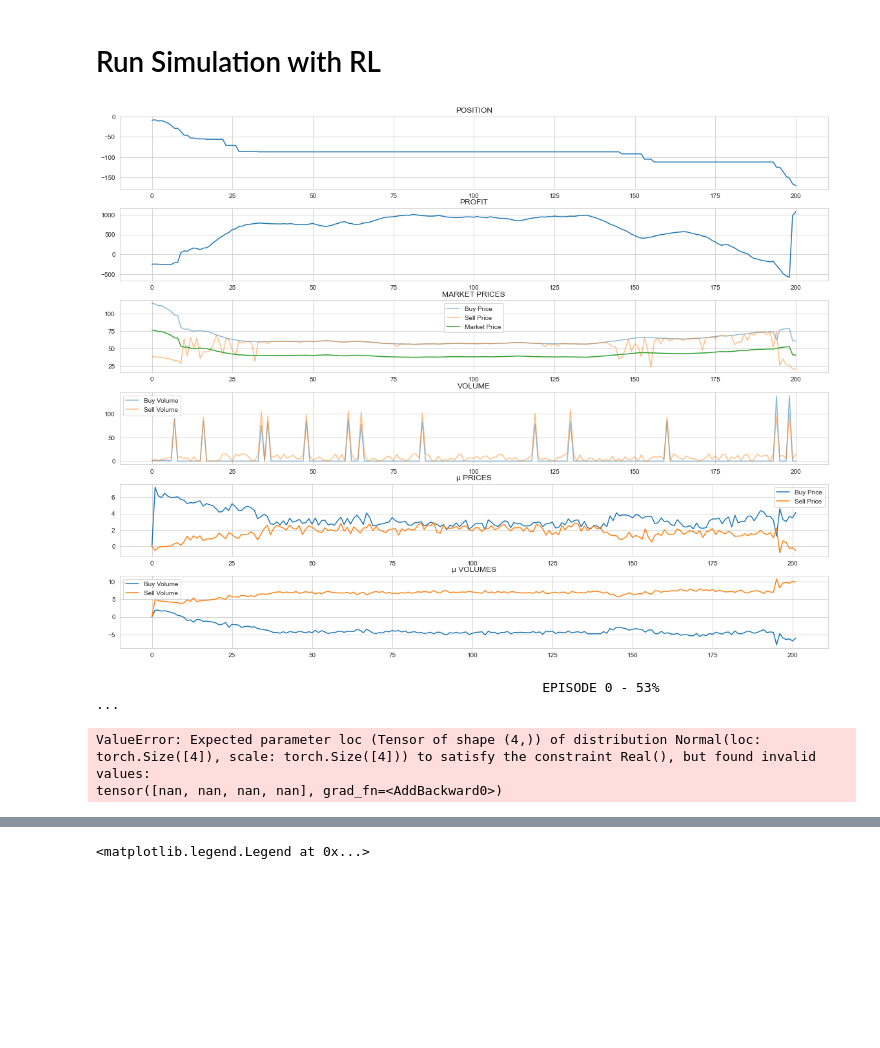
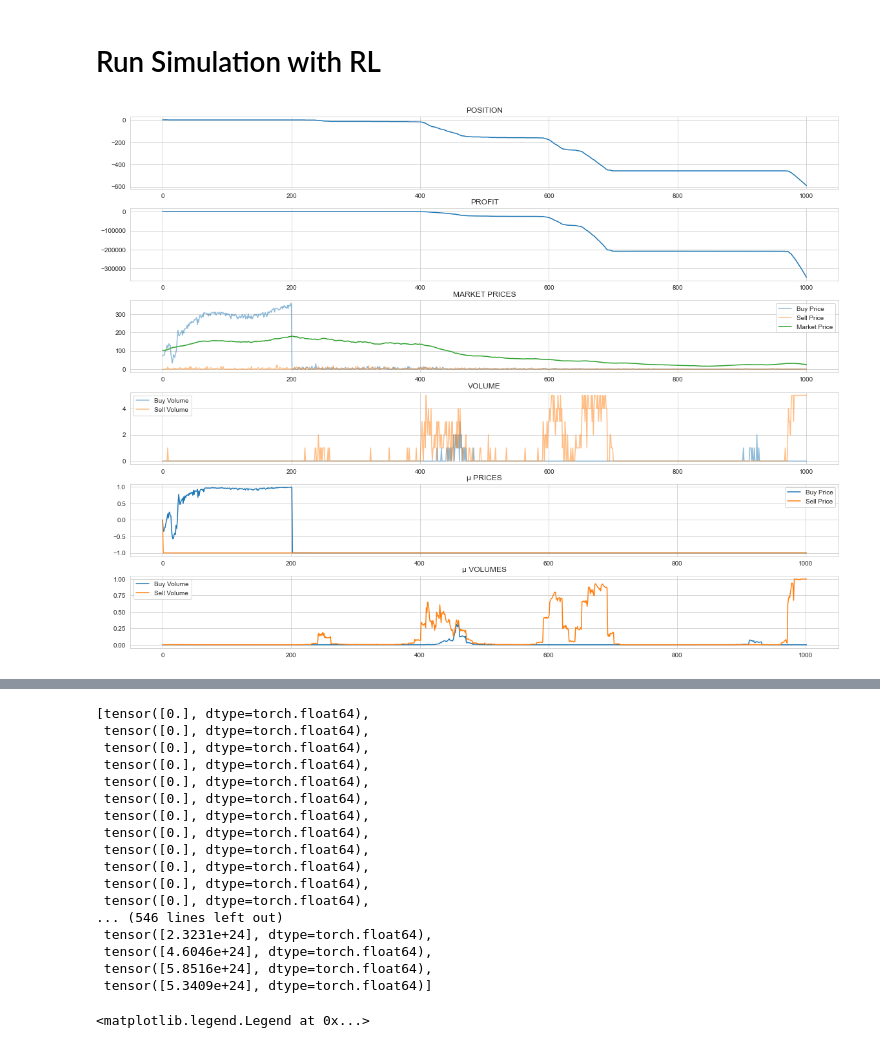
Before and after one commit to victoremil1996/rl_for_trading, a Jupyter notebook: notebooks/market_simulation_with_rl_main.ipynb, the cells around one changed output, grey strips where cells are left out. Cells and saved outputs as stored; diff of their text form; code cells hidden in the pictures; blank space fills up the shorter version.

Commit message:
RL market agent and environment update

```diff
--- a/notebooks/market_simulation_with_rl_main.ipynb
+++ b/notebooks/market_simulation_with_rl_main.ipynb
@@ -49,10 +49,10 @@ sns.set_style("whitegrid")
 ## Setup
 # %%
 # Declare parameters
-n_random_agents = 20
+n_random_agents = 10
 n_investor_agents = 1
 n_trend_agents = 5
-n_mm_agents = 20
+n_mm_agents = 30
 n_rl_agents = 1
 
 n_agents = n_random_agents + n_investor_agents + n_trend_agents + n_rl_agents + n_mm_agents
@@ -106,9 +106,9 @@ agents.append(mm_agents)
 # PARAMETERS
 #####################
 """Neural Networks"""
-max_action_value = 1.5  # Prices
-min_action_value = 0.5  # Prices
-max_action_value_two = 15  # Volumes
+max_action_value = 1  # Prices
+min_action_value = -1  # Prices
+max_action_value_two = 5  # Volumes
 min_action_value_two = 0  # Volumes
 
 action_dims = 4
@@ -126,14 +126,25 @@ agent_id = n_random_agents + n_investor_agents + n_trend_agents + n_mm_agents
 ######################
 # AGENT INITIALIZATION
 ######################
-policy = GaussianPolicyNetwork(max_action_value     = max_action_value,
+# policy = GaussianPolicyNetwork(max_action_value     = max_action_value,
+#                                min_action_value     = min_action_value,
+#                                max_action_value_two = max_action_value_two,
+#                                min_action_value_two = min_action_value_two,
+#                                input_dims           = state_dims,
+#                                action_dims          = action_dims,
+#                                fc1_dims             = fc1_dims,
+#                                fc2_dims             = fc2_dims)
+
+policy = GaussianBinomialPolicyNetwork(max_action_value     = max_action_value,
                                min_action_value     = min_action_value,
                                max_action_value_two = max_action_value_two,
                                min_action_value_two = min_action_value_two,
                                input_dims           = state_dims,
                                action_dims          = action_dims,
                                fc1_dims             = fc1_dims,
-                               fc2_dims             = fc2_dims)
+                               fc2_dims             = fc2_dims,
+                               sigma                = 0.05
+                               )
 
 policy_optimiser = Adam(policy.parameters(), lr = learning_rate)
 
@@ -167,9 +178,9 @@ agents = [item for sublist in agents for item in sublist]
 # Run Simulation with RL
 # %%
 n_episodes = 1
-time_periods = 501
-
-
+time_periods = 1001
+import torch
+torch.autograd.set_detect_anomaly(True)
 fig, ax = plt.subplots(6, 1, figsize = (16, 12))
 fig.tight_layout()
 
@@ -217,7 +228,8 @@ for episode in range(n_episodes):
 
         # Store RL DATA
         agent_class.append(agents[-1].agent_class)
-        rl_profit.append(agents[-1].pnl)
+        #rl_profit.append(agents[-1].pnl)
+        rl_profit.append(agents[-1].memory.rewards[-1].detach().numpy())
         rl_positions.append(agents[-1].position)
         rl_sell_prices.append(agents[-1].sell_price)
         rl_buy_prices.append(agents[-1].buy_price)
@@ -253,34 +265,31 @@ for episode in range(n_episodes):
             ax[1].plot(rl_profit, label = "Profit")
 
             ax[2].cla()
             ax[2].plot(rl_buy_prices, label = "Buy Price", alpha = 0.5)
             ax[2].plot(rl_sell_prices, label = "Sell Price", alpha = 0.5)
             ax[2].plot(market_prices, label = "Market Price")
             ax[2].set(title = "MARKET PRICES")
             ax[2].legend()
 
             ax[3].cla()
             ax[3].plot(rl_buy_volume, label = "Buy Volume", alpha = 0.5)
             ax[3].plot(rl_sell_volume, label = "Sell Volume", alpha = 0.5)
             ax[3].set(title = "VOLUME")
             ax[3].legend()
 
             ax[4].cla()
             labs = ["Buy Price", "Sell Price"]
             for i in range(2):
                 ax[4].plot(mus[:, i], label = labs[i])
             ax[4].set(title = "µ PRICES")
             ax[4].legend()
 
             ax[5].cla()
             labs2 = ["Buy Volume", "Sell Volume"]
             for j in range(2):
                 ax[5].plot(mus[:, 2 + j], label = labs2[j])
             ax[5].legend()
             ax[5].set(title = "µ VOLUMES")
             display(fig)
 # %% [output]
-[figure, old version]
+[figure, new version]
-                                                         EPISODE 0 - 53%                                                                                                                                 ...
-ValueError: Expected parameter loc (Tensor of shape (4,)) of distribution Normal(loc: torch.Size([4]), scale: torch.Size([4])) to satisfy the constraint Real(), but found invalid values:
-tensor([nan, nan, nan, nan], grad_fn=<AddBackward0>)
@@ -288,3 +297,23 @@ tensor([nan, nan, nan, nan], grad_fn=<AddBackward0>)
+# %%
+agents[-1].memory.rewards
+# %% [output]
+[tensor([0.], dtype=torch.float64),
+ tensor([0.], dtype=torch.float64),
+ tensor([0.], dtype=torch.float64),
+ tensor([0.], dtype=torch.float64),
+ tensor([0.], dtype=torch.float64),
+ tensor([0.], dtype=torch.float64),
+ tensor([0.], dtype=torch.float64),
+ tensor([0.], dtype=torch.float64),
+ tensor([0.], dtype=torch.float64),
+ tensor([0.], dtype=torch.float64),
+ tensor([0.], dtype=torch.float64),
+ tensor([0.], dtype=torch.float64),
+... (546 lines left out)
+ tensor([2.3231e+24], dtype=torch.float64),
+ tensor([4.6046e+24], dtype=torch.float64),
+ tensor([5.8516e+24], dtype=torch.float64),
+ tensor([5.3409e+24], dtype=torch.float64)]
 # %%
 fig, ax = plt.subplots(4, 1, figsize = (16, 14))
 ax[0].plot(rl_positions, label = "Positions")
```
Also changed, not shown: parts of 2 cells of this notebook, 2 other files.
